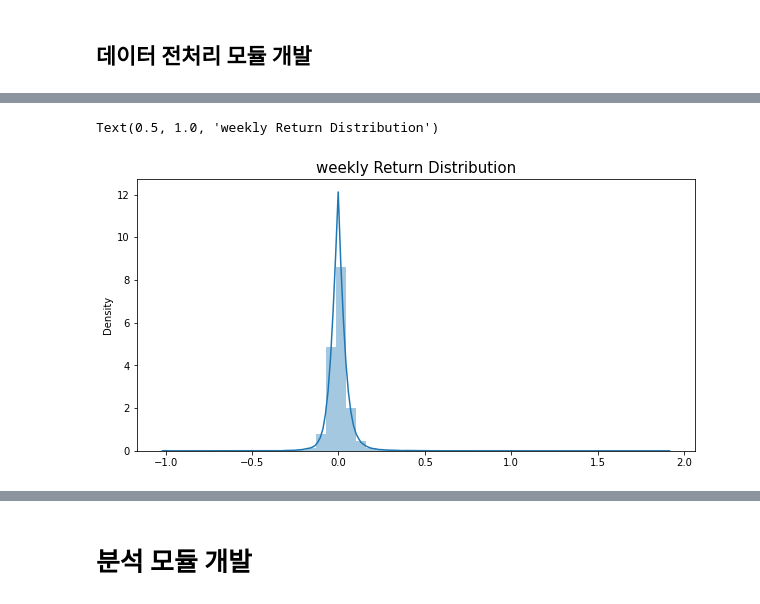
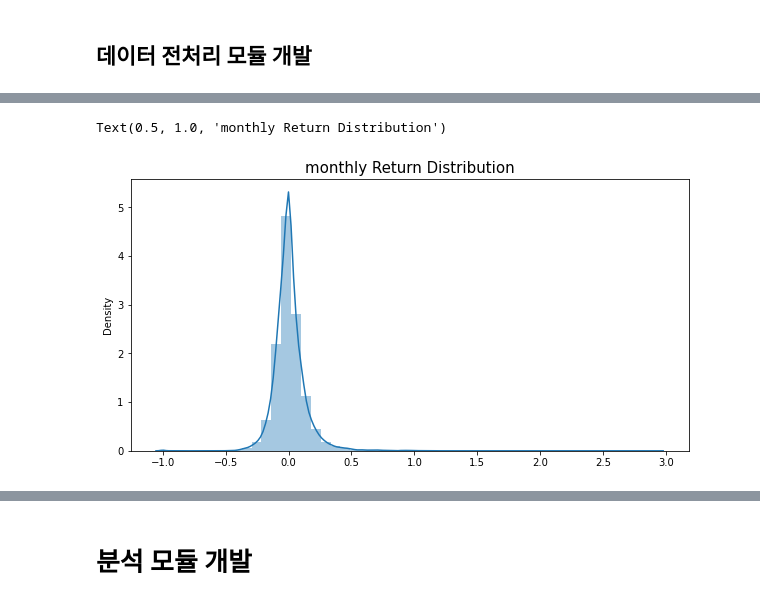
Before and after one commit to BlueWhaleKo/pair_trading, a Jupyter notebook: pair_trading.ipynb, the cells around one changed output, grey strips where cells are left out. Drawn from its saved outputs; the diff is of its cells as text; code cells hidden in the pictures.

```diff
--- a/pair_trading.ipynb
+++ b/pair_trading.ipynb
@@ -324,11 +324,11 @@ class DataProcessor:
 # %%
 # 일별 수익률 데이터를 주별 수익률 데이터로 변환
 rt_processor = DataProcessor()
-rt_processor.add_data_transformer(DailyToWeeklyTransformer()) # convert daily return to weekly return
+rt_processor.add_data_transformer(DailyToMonthlyTransformer()) # convert daily return to monthly return
 #rt_processor.add_preprocessor(Winsorizer(0.5, 99.5, axis=1)) # cross-sectional(axis=1) winsorizing
-weekly_rt = rt_processor.apply(daily_rt)
+monthly_rt = rt_processor.apply(daily_rt)
 
 # 71주차는 모두 휴일이여서 앞의 값으로 채워준다
-weekly_rt.iloc[70] = weekly_rt.iloc[69]
-weekly_rt = weekly_rt.dropna(how="all", axis=0)
+#monthly_rt.iloc[70] = monthly_rt.iloc[69]
+monthly_rt = monthly_rt.dropna(how="all", axis=0)
 # %%
@@ -343,8 +343,8 @@ weekly_rt.head()
 5 rows × 412 columns
 # %%
 plt.figure(figsize=(10, 5))
-sns.distplot(weekly_rt.values)
-plt.title("weekly Return Distribution", size=15)
+sns.distplot(monthly_rt.values.flatten())
+plt.title("monthly Return Distribution", size=15)
 # %% [output]
-Text(0.5, 1.0, 'weekly Return Distribution')
+Text(0.5, 1.0, 'monthly Return Distribution')
-[figure, old version]
+[figure, new version]
```
Also changed, not shown: parts of 64 cells of this notebook, 3 other files.
